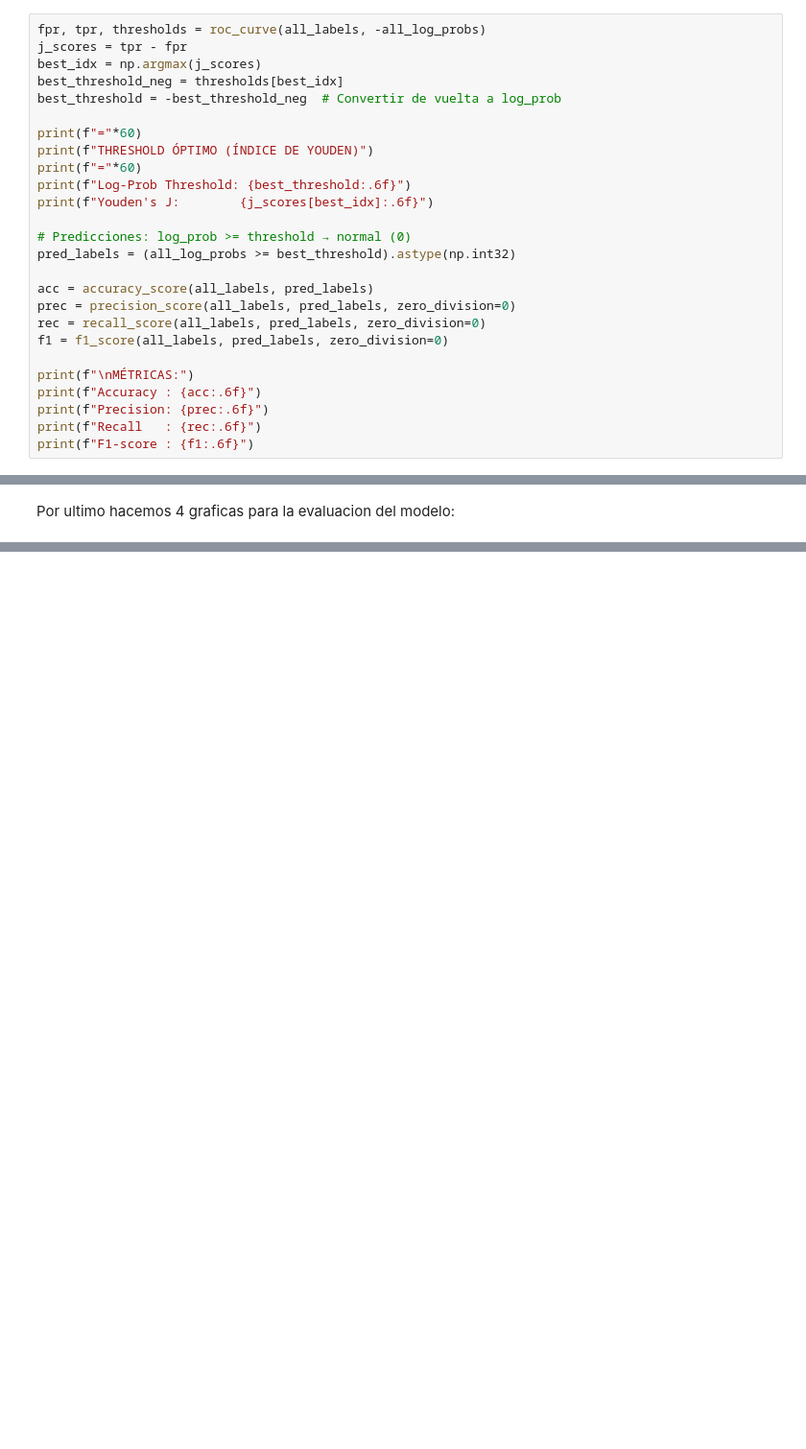
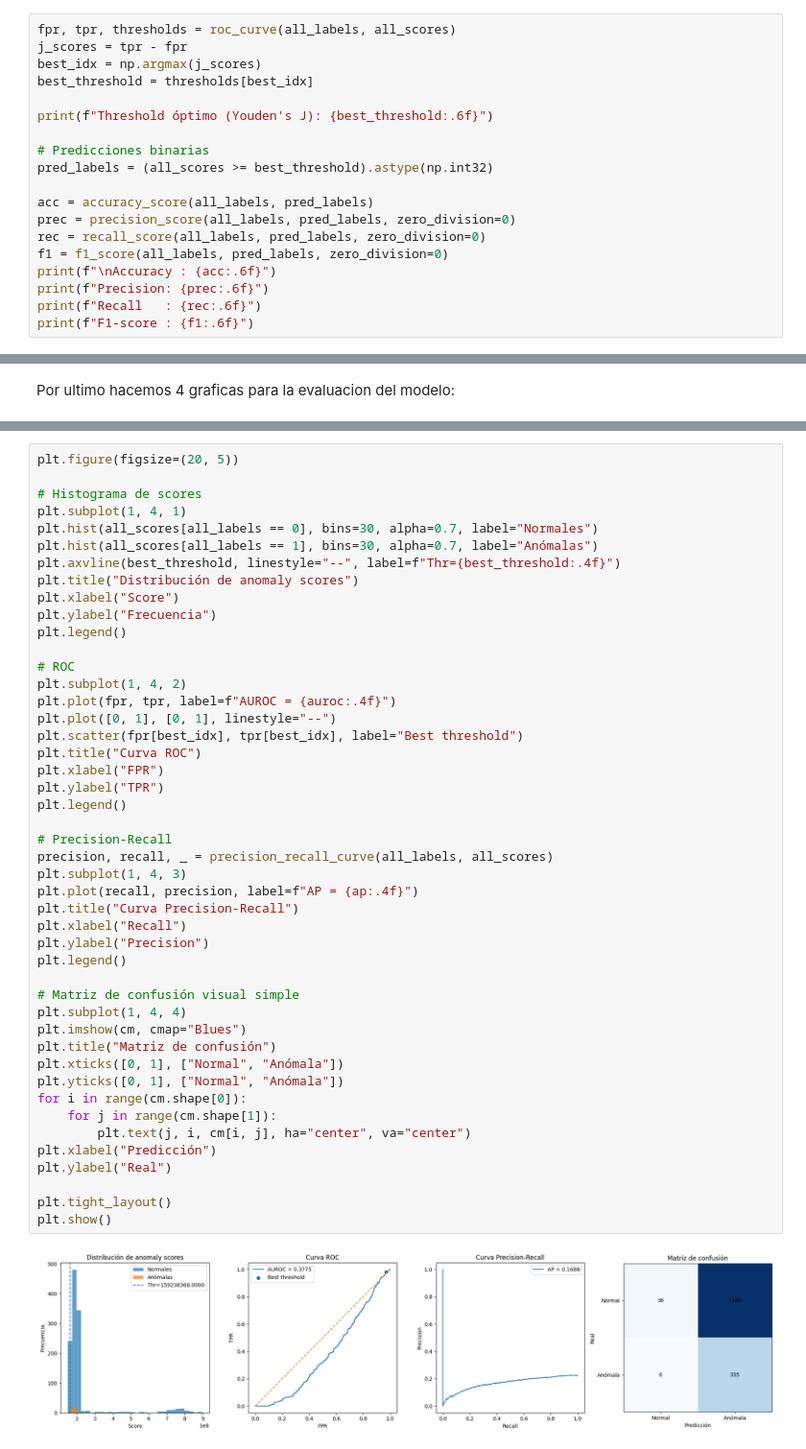
Before and after one commit to nereaalonsomolinero/Bearing_Anomaly_Detection, a Jupyter notebook: main.ipynb, the cells around one changed output, grey strips where cells are left out. Shown at 96% size. Cells and saved outputs as stored; diff of their text form; blank space fills up the shorter version.

```diff
--- a/main.ipynb
+++ b/main.ipynb
@@ -713,26 +778,19 @@ A continuacioón se calcula el umbral óptimo de clasificación a partir de las
 # %%
-fpr, tpr, thresholds = roc_curve(all_labels, -all_log_probs)
+fpr, tpr, thresholds = roc_curve(all_labels, all_scores)
 j_scores = tpr - fpr
 best_idx = np.argmax(j_scores)
-best_threshold_neg = thresholds[best_idx]
-best_threshold = -best_threshold_neg  # Convertir de vuelta a log_prob
+best_threshold = thresholds[best_idx]
 
-print(f"="*60)
-print(f"THRESHOLD ÓPTIMO (ÍNDICE DE YOUDEN)")
-print(f"="*60)
-print(f"Log-Prob Threshold: {best_threshold:.6f}")
-print(f"Youden's J:        {j_scores[best_idx]:.6f}")
+print(f"Threshold óptimo (Youden's J): {best_threshold:.6f}")
 
-# Predicciones: log_prob >= threshold → normal (0)
-pred_labels = (all_log_probs >= best_threshold).astype(np.int32)
+# Predicciones binarias
+pred_labels = (all_scores >= best_threshold).astype(np.int32)
 
 acc = accuracy_score(all_labels, pred_labels)
 prec = precision_score(all_labels, pred_labels, zero_division=0)
 rec = recall_score(all_labels, pred_labels, zero_division=0)
 f1 = f1_score(all_labels, pred_labels, zero_division=0)
-
-print(f"\nMÉTRICAS:")
-print(f"Accuracy : {acc:.6f}")
+print(f"\nAccuracy : {acc:.6f}")
 print(f"Precision: {prec:.6f}")
 print(f"Recall   : {rec:.6f}")
 print(f"F1-score : {f1:.6f}")
@@ -897,0 +861,48 @@ Empezamos mostrando el mapa de calor que se genera para una imagen con anomália
+# %%
+plt.figure(figsize=(20, 5))
+
+# Histograma de scores
+plt.subplot(1, 4, 1)
+plt.hist(all_scores[all_labels == 0], bins=30, alpha=0.7, label="Normales")
+plt.hist(all_scores[all_labels == 1], bins=30, alpha=0.7, label="Anómalas")
+plt.axvline(best_threshold, linestyle="--", label=f"Thr={best_threshold:.4f}")
+plt.title("Distribución de anomaly scores")
+plt.xlabel("Score")
+plt.ylabel("Frecuencia")
+plt.legend()
+
+# ROC
+plt.subplot(1, 4, 2)
+plt.plot(fpr, tpr, label=f"AUROC = {auroc:.4f}")
+plt.plot([0, 1], [0, 1], linestyle="--")
+plt.scatter(fpr[best_idx], tpr[best_idx], label="Best threshold")
+plt.title("Curva ROC")
+plt.xlabel("FPR")
+plt.ylabel("TPR")
+plt.legend()
+
+# Precision-Recall
+precision, recall, _ = precision_recall_curve(all_labels, all_scores)
+plt.subplot(1, 4, 3)
+plt.plot(recall, precision, label=f"AP = {ap:.4f}")
+plt.title("Curva Precision-Recall")
+plt.xlabel("Recall")
+plt.ylabel("Precision")
+plt.legend()
+
+# Matriz de confusión visual simple
+plt.subplot(1, 4, 4)
+plt.imshow(cm, cmap="Blues")
+plt.title("Matriz de confusión")
+plt.xticks([0, 1], ["Normal", "Anómala"])
+plt.yticks([0, 1], ["Normal", "Anómala"])
+for i in range(cm.shape[0]):
+    for j in range(cm.shape[1]):
+        plt.text(j, i, cm[i, j], ha="center", va="center")
+plt.xlabel("Predicción")
+plt.ylabel("Real")
+
+plt.tight_layout()
+plt.show()
+# %% [output]
+[figure, added]
```
Also changed, not shown: parts of 42 cells of this notebook.
